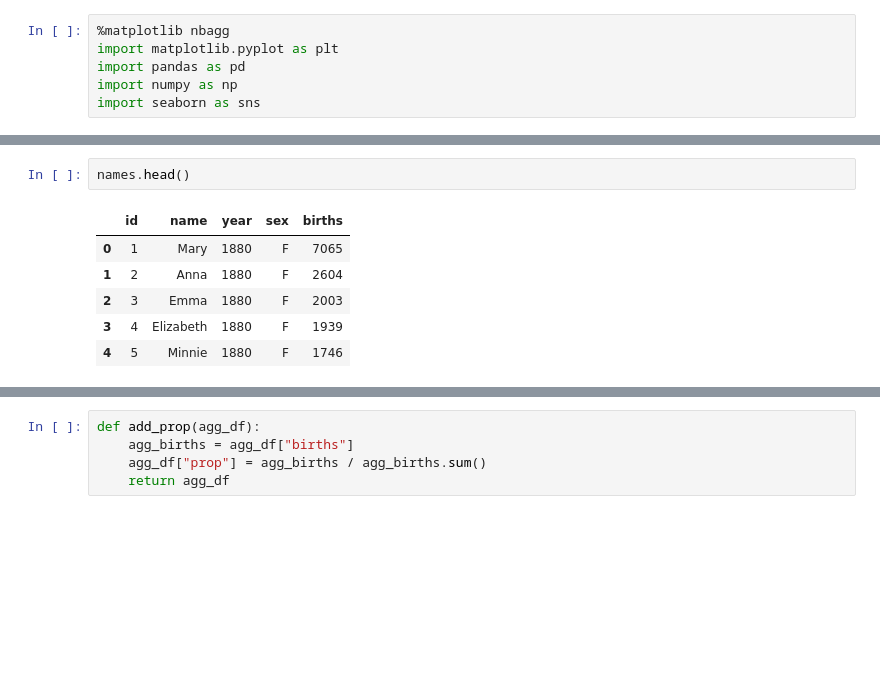
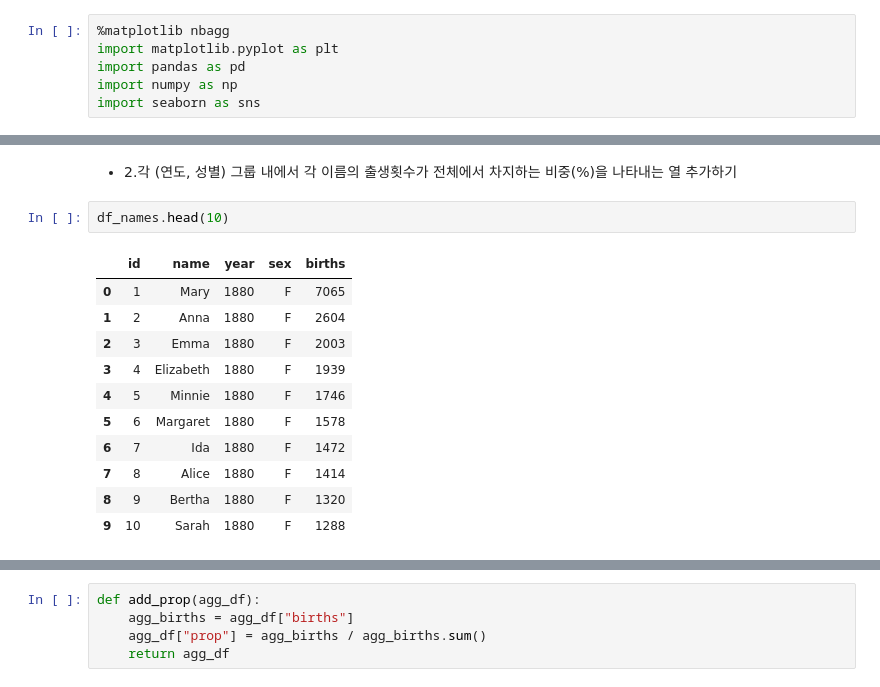
Before and after one commit to wits73/py_project, a Jupyter notebook: US_Baby_Name.ipynb, the cells around one changed output, grey strips where cells are left out. Saved outputs shown, nothing was run; the diff lists cells and outputs as text; blank space fills up the shorter version.

```diff
--- a/US_Baby_Name.ipynb
+++ b/US_Baby_Name.ipynb
@@ -50,13 +44,20 @@ ax.set_title("Total births by sex and year")
 [interactive output not drawn]
 [interactive output not drawn]
 Text(0.5,1,'Total births by sex and year')
-# %%
-names.head()
-# %% [output]
-|  | id | name | year | sex | births |
-| 0 | 1 | Mary | 1880 | F | 7065 |
-| 1 | 2 | Anna | 1880 | F | 2604 |
-| 2 | 3 | Emma | 1880 | F | 2003 |
-| 3 | 4 | Elizabeth | 1880 | F | 1939 |
-| 4 | 5 | Minnie | 1880 | F | 1746 |
+# %% [markdown]
+- 2.각 (연도, 성별) 그룹 내에서 각 이름의 출생횟수가 전체에서 차지하는 비중(%)을 나타내는 열 추가하기
+# %%
+df_names.head(10)
+# %% [output]
+|  | id | name | year | sex | births |
+| 0 | 1 | Mary | 1880 | F | 7065 |
+| 1 | 2 | Anna | 1880 | F | 2604 |
+| 2 | 3 | Emma | 1880 | F | 2003 |
+| 3 | 4 | Elizabeth | 1880 | F | 1939 |
+| 4 | 5 | Minnie | 1880 | F | 1746 |
+| 5 | 6 | Margaret | 1880 | F | 1578 |
+| 6 | 7 | Ida | 1880 | F | 1472 |
+| 7 | 8 | Alice | 1880 | F | 1414 |
+| 8 | 9 | Bertha | 1880 | F | 1320 |
+| 9 | 10 | Sarah | 1880 | F | 1288 |
 # %%
```
Also changed, not shown: parts of 23 cells of this notebook, 2 other files.
